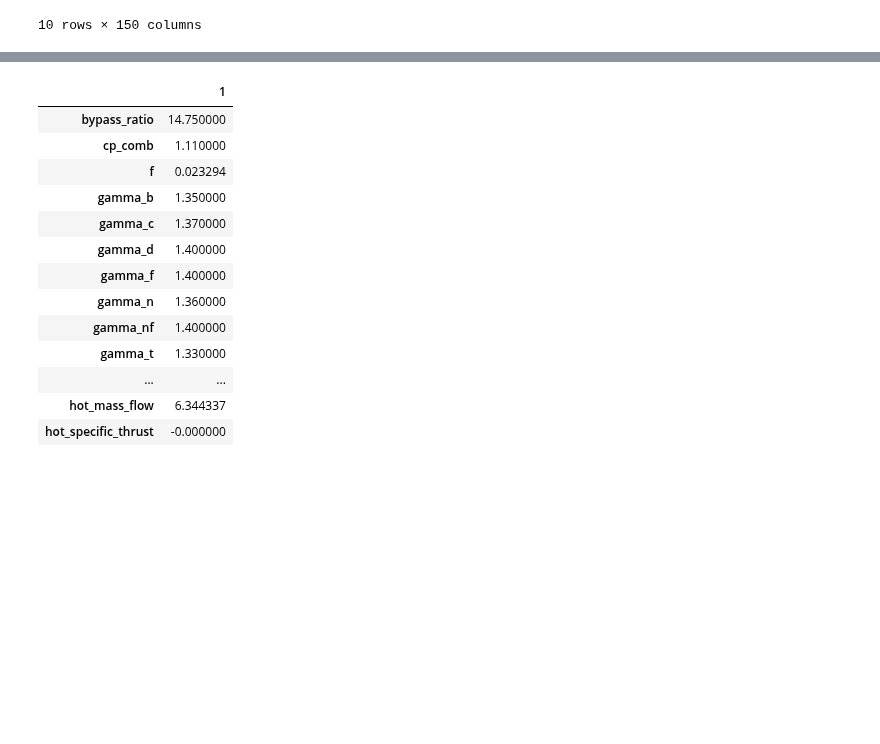
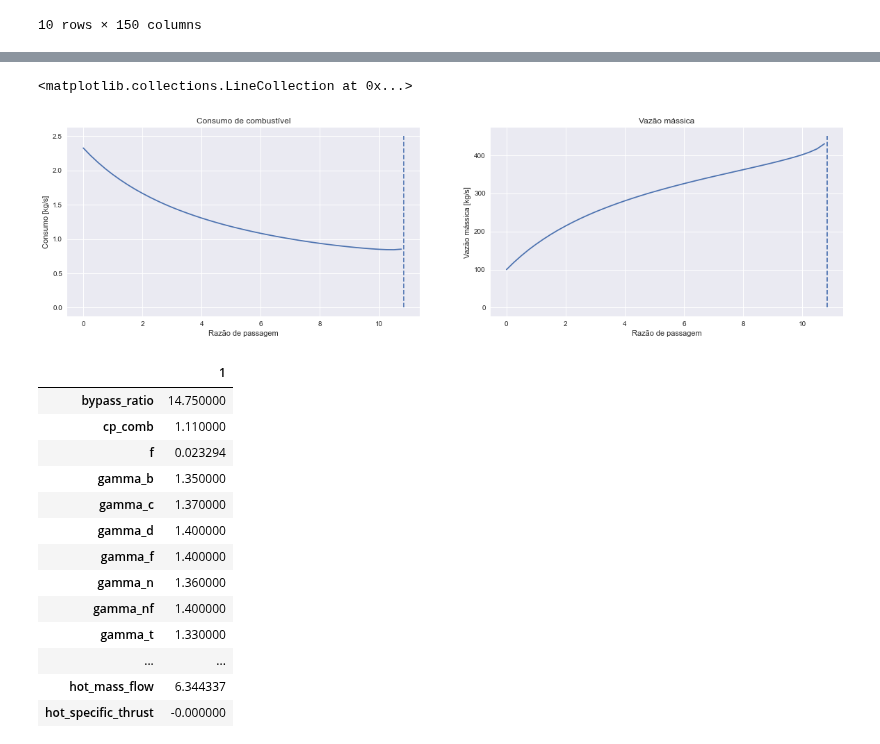
Before and after one commit to jonasdegrave/gas-turbine, a Jupyter notebook: questao_2.ipynb, the cells around one changed output, grey strips where cells are left out. Drawn from its saved outputs; the diff is of its cells as text; code cells hidden in the pictures; blank space fills up the shorter version.

```diff
--- a/questao_2.ipynb
+++ b/questao_2.ipynb
@@ -192,3 +193,23 @@ Done!
+# %%
+fig, ax = plt.subplots(nrows=1, ncols=2, figsize=(20,5))
+bpr_limit = results.T['u_s'].dropna().idxmin()
+
+plt.sca(ax[0])
+plt.plot(results_2.loc['fuel_consumption',0:bpr_limit])
+plt.title('Consumo de combustível')
+plt.xlabel('Razão de passagem')
+plt.ylabel('Consumo [kg/s]')
+plt.vlines(x=bpr_limit, ymin=0, ymax=2.5, linestyles='--')
+
+plt.sca(ax[1])
+plt.plot(results_2.loc['mass_flow',0:bpr_limit])
+plt.title('Vazão mássica')
+plt.xlabel('Razão de passagem')
+plt.ylabel('Vazão mássica [kg/s]')
+plt.vlines(x=bpr_limit, ymin=0, ymax=450, linestyles='--')
+# %% [output]
+<matplotlib.collections.LineCollection at 0x...>
+[figure, added]
 # %%
 turbofan.sumarise().append(turbofan.sumarise_results())
 # %% [output]
```
Also changed, not shown: parts of 6 cells of this notebook.
